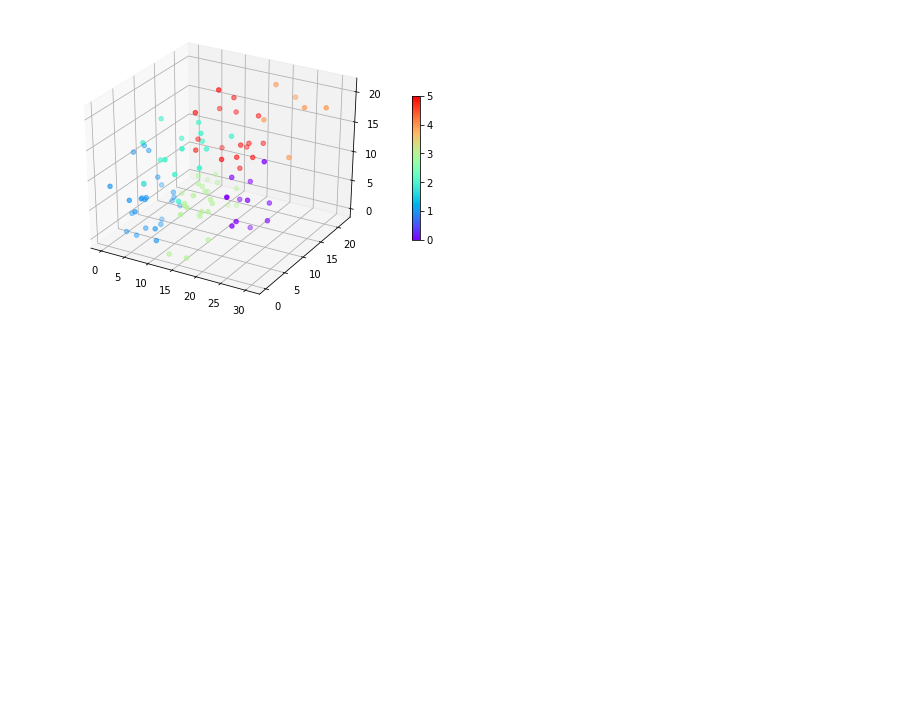
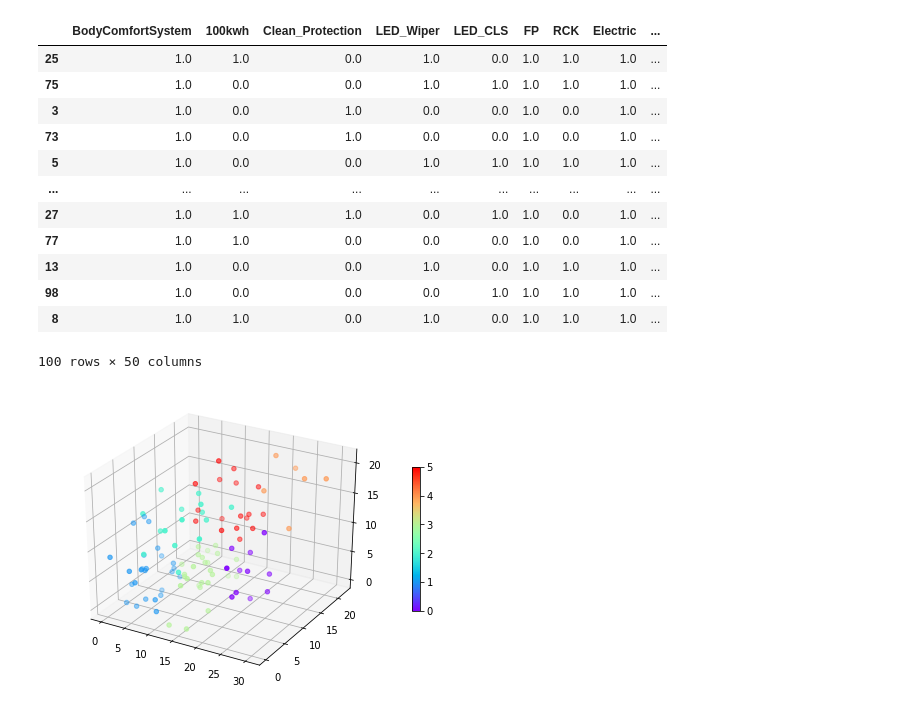
Before and after one commit to adrenalin97/DeepPerf, a Jupyter notebook: feature_degradation.ipynb, the cells around one changed output. Drawn from its saved outputs; the diff is of its cells as text; code cells hidden in the pictures; blank space fills up the shorter version.

```diff
--- a/feature_degradation.ipynb
+++ b/feature_degradation.ipynb
@@ -25,6 +25,22 @@ features_max = dataset_features.max()
 labels_max = dataset_label.max()
 dataset_features /= features_max
 dataset_label /= dataset_label.max()
+# %%
+dataset_features
+# %% [output]
+|  | BodyComfortSystem | 100kwh | Clean_Protection | LED_Wiper | LED_CLS | FP | RCK | Electric | ... |
+| 25 | 1.0 | 1.0 | 0.0 | 1.0 | 0.0 | 1.0 | 1.0 | 1.0 | ... |
+| 75 | 1.0 | 0.0 | 0.0 | 1.0 | 1.0 | 1.0 | 1.0 | 1.0 | ... |
+| 3 | 1.0 | 0.0 | 1.0 | 0.0 | 0.0 | 1.0 | 0.0 | 1.0 | ... |
+| 73 | 1.0 | 0.0 | 1.0 | 0.0 | 0.0 | 1.0 | 0.0 | 1.0 | ... |
+| 5 | 1.0 | 0.0 | 0.0 | 1.0 | 1.0 | 1.0 | 1.0 | 1.0 | ... |
+| ... | ... | ... | ... | ... | ... | ... | ... | ... | ... |
+| 27 | 1.0 | 1.0 | 1.0 | 0.0 | 1.0 | 1.0 | 0.0 | 1.0 | ... |
+| 77 | 1.0 | 1.0 | 0.0 | 0.0 | 0.0 | 1.0 | 0.0 | 1.0 | ... |
+| 13 | 1.0 | 0.0 | 0.0 | 1.0 | 0.0 | 1.0 | 1.0 | 1.0 | ... |
+| 98 | 1.0 | 0.0 | 0.0 | 0.0 | 1.0 | 1.0 | 1.0 | 1.0 | ... |
+| 8 | 1.0 | 1.0 | 0.0 | 1.0 | 0.0 | 1.0 | 1.0 | 1.0 | ... |
+100 rows × 50 columns
 # %%
 inputs = {name:tf.keras.Input(shape=(1,), name=name, dtype=tf.float32) for name, _ in dataset_features.items()}
 inputs
```
Also changed, not shown: 1 other file.
